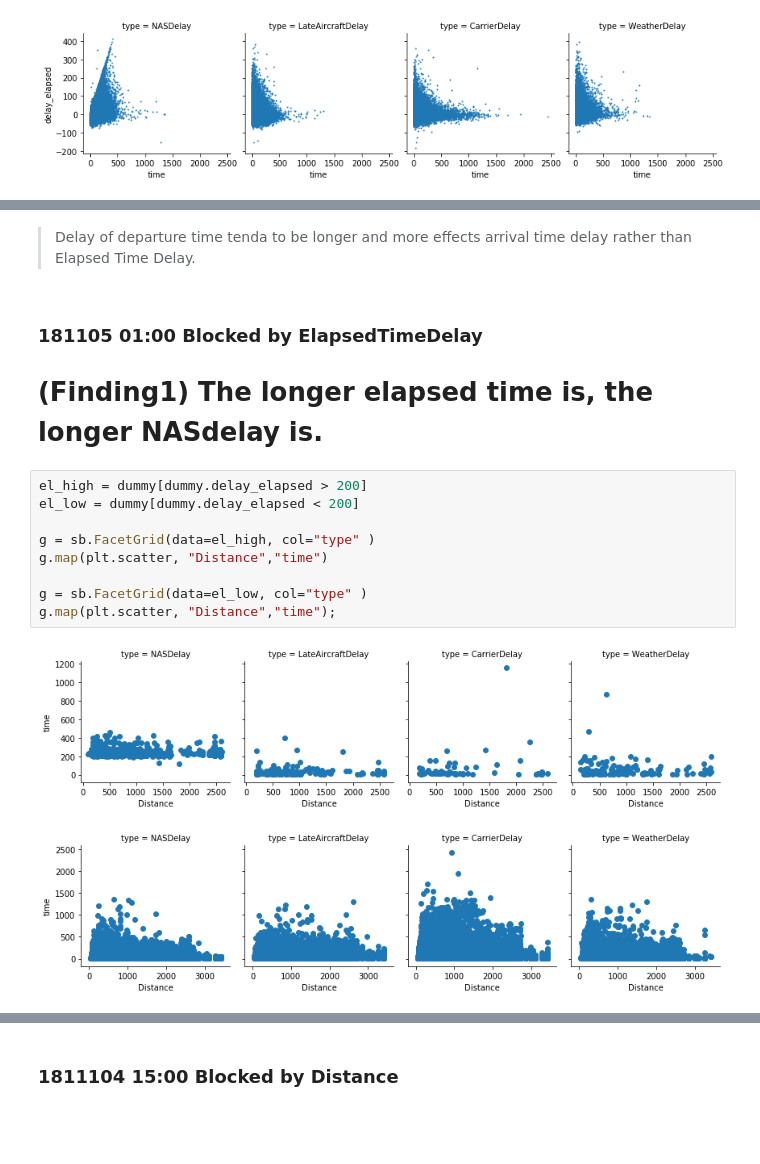
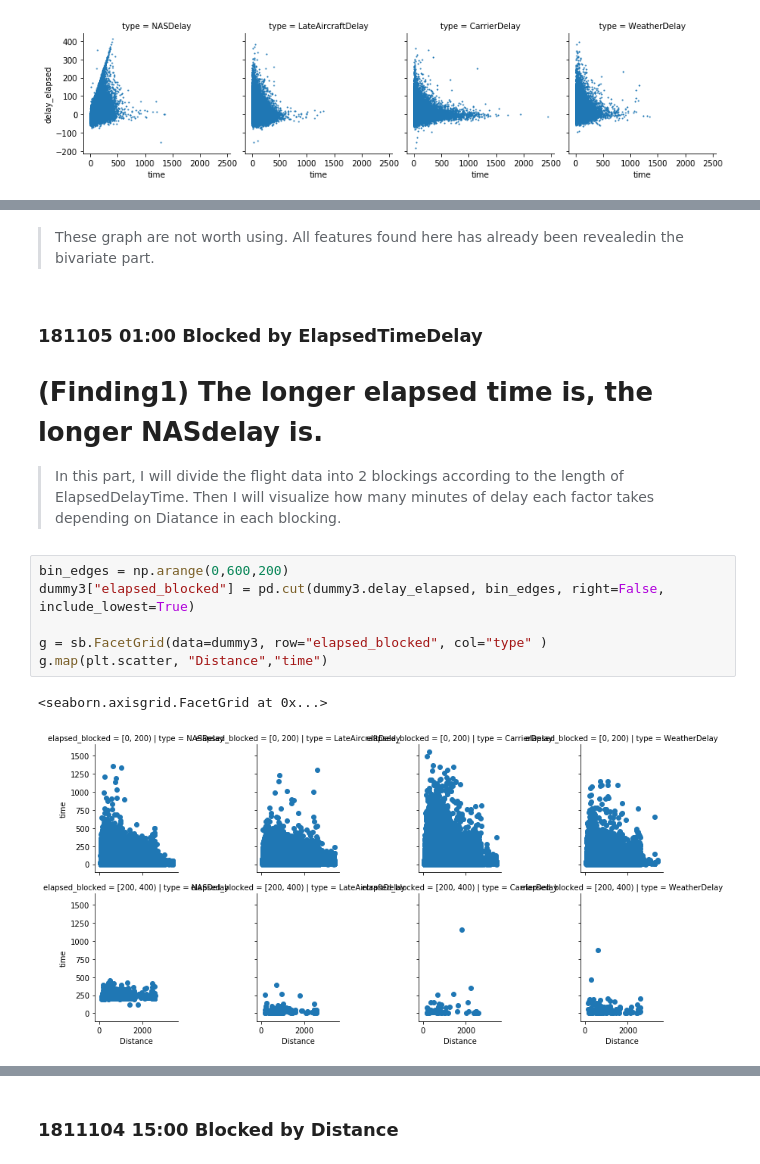
Before and after one commit to kudojp/FlightsDataAnalysis, a Jupyter notebook: exploration_template.ipynb, the cells around one changed output, grey strips where cells are left out. Saved outputs shown, nothing was run; the diff lists cells and outputs as text; blank space fills up the shorter version.

```diff
--- a/exploration_template.ipynb
+++ b/exploration_template.ipynb
@@ -720,20 +723,19 @@ plt.ylabel("Average Delay Time(min)")
 plt.legend();
 # %% [output]
 [figure]
-# %% [markdown]
-> Delay of departure time tenda to be longer and more effects arrival time delay rather than Elapsed Time Delay.
+# %% [markdown]
+> These graph are not worth using. All features found here has already been revealedin the bivariate part.
 # %% [markdown]
 ### 181105 01:00 Blocked by ElapsedTimeDelay
 # (Finding1) The longer elapsed time is, the longer NASdelay is.
+
+> In this part, I will divide the flight data into 2 blockings according to the length of ElapsedDelayTime. Then I will visualize how many minutes of delay each factor takes depending on Diatance in each blocking.
-# %%
-el_high = dummy[dummy.delay_elapsed > 200]
-el_low = dummy[dummy.delay_elapsed < 200]
-
-g = sb.FacetGrid(data=el_high, col="type" )
-g.map(plt.scatter, "Distance","time")
-
-g = sb.FacetGrid(data=el_low, col="type" )
-g.map(plt.scatter, "Distance","time");
-# %% [output]
-[figure, removed]
-[figure, removed]
+# %%
+bin_edges = np.arange(0,600,200)
+dummy3["elapsed_blocked"] = pd.cut(dummy3.delay_elapsed, bin_edges, right=False, include_lowest=True)
+
+g = sb.FacetGrid(data=dummy3, row="elapsed_blocked", col="type" )
+g.map(plt.scatter, "Distance","time")
+# %% [output]
+<seaborn.axisgrid.FacetGrid at 0x...>
+[figure, added]
```
Also changed, not shown: parts of 26 cells of this notebook.
